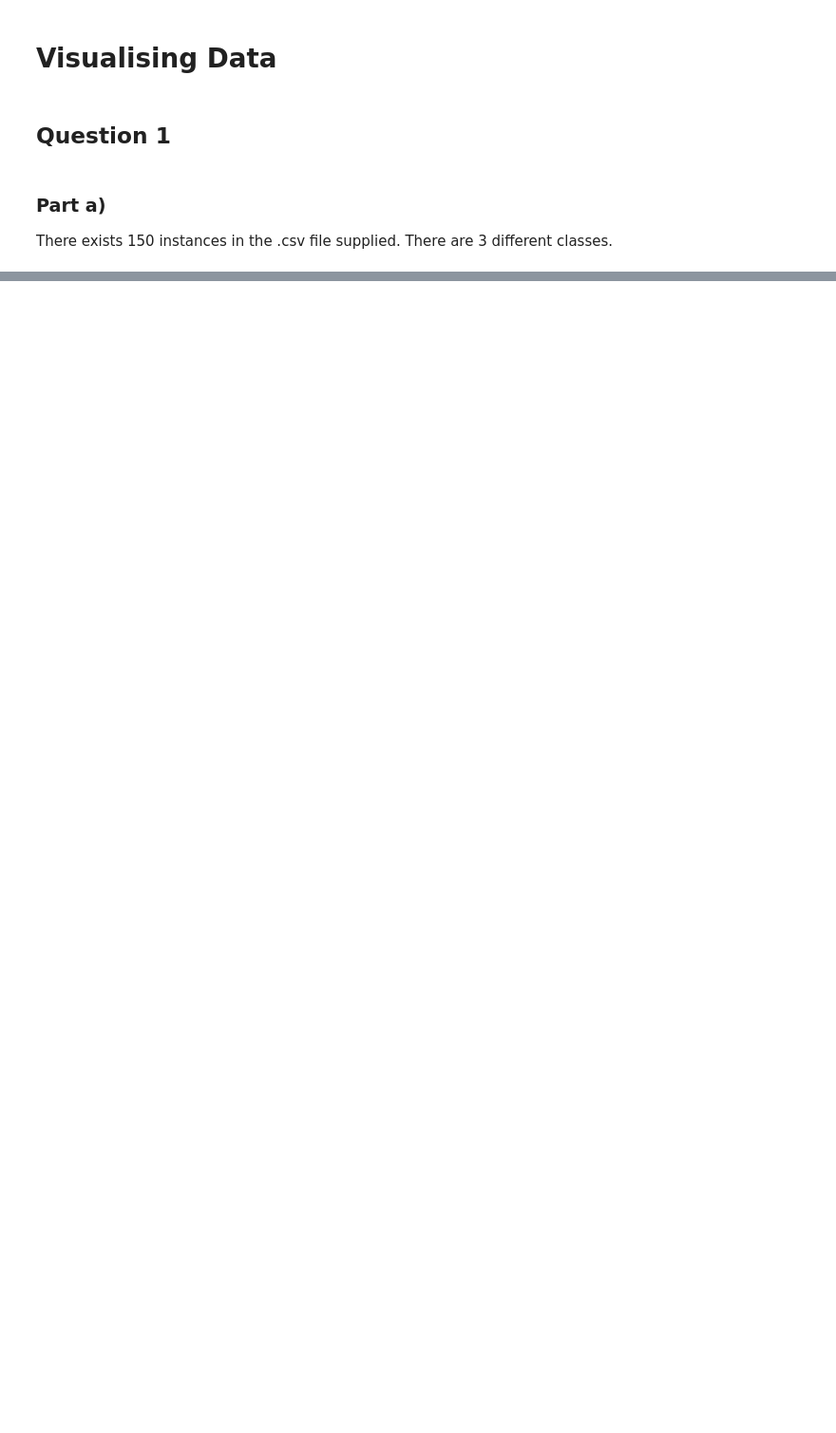
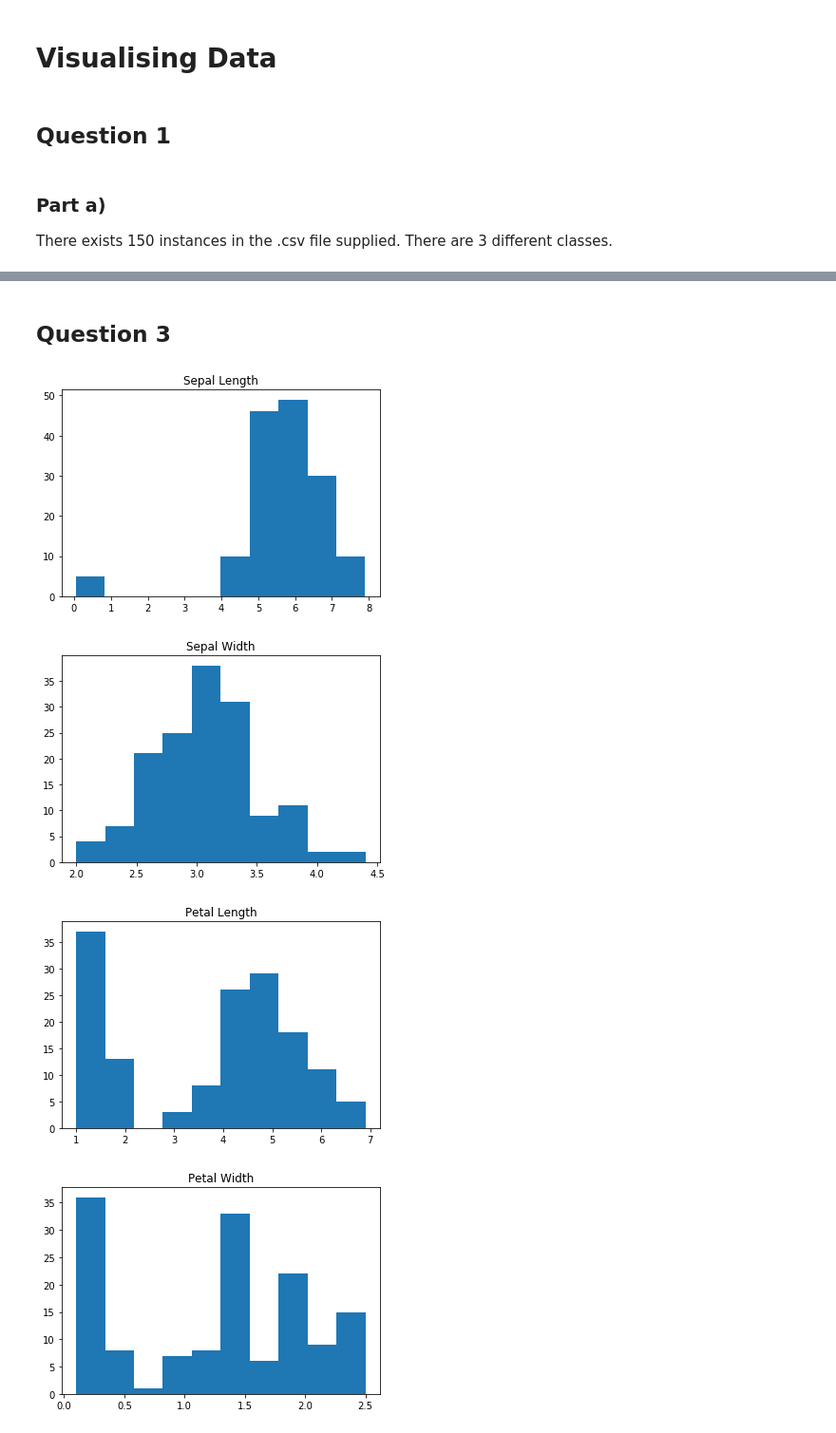
Before and after one commit to epan-1/uni-machine-learning-2018, a Jupyter notebook: Practical_2/Practical_2.ipynb, the cells around one changed output, grey strips where cells are left out. Shown at 95% size. Cells and saved outputs as stored; diff of their text form; code cells hidden in the pictures; blank space fills up the shorter version.

Commit message:
Committing completed Jupyter Notebook containing most of the answers to Week 3's practical questions.

```diff
--- a/Practical_2/Practical_2.ipynb
+++ b/Practical_2/Practical_2.ipynb
@@ -31,0 +100,53 @@ print(class_dict)
+# %% [markdown]
+## Question 3
+# %%
+import numpy as np
+import matplotlib.pyplot as plt
+f = open("iris-data-nix.csv", 'r') # This line is platform-specific
+sepal_length = []
+for line in f.readlines()[1:]:
+    sl = line.split(",")[0]
+    if not sl == "NA":
+        sepal_length.append(float(sl))
+f.close()
+plt.hist(np.array(sepal_length))
+plt.title("Sepal Length")
+plt.show()
+
+f = open("iris-data-nix.csv", 'r') # This line is platform-specific
+sepal_width = []
+for line in f.readlines()[1:]:
+    sw = line.split(",")[1]
+    if not sw == "NA":
+        sepal_width.append(float(sw))
+f.close()
+plt.hist(np.array(sepal_width))
+plt.title("Sepal Width")
+plt.show()
+
+f = open("iris-data-nix.csv", 'r') # This line is platform-specific
+petal_length = []
+for line in f.readlines()[1:]:
+    pl = line.split(",")[2]
+    if not pl== "NA":
+        petal_length.append(float(pl))
+f.close()
+plt.hist(np.array(petal_length))
+plt.title("Petal Length")
+plt.show()
+
+f = open("iris-data-nix.csv", 'r') # This line is platform-specific
+petal_width = []
+for line in f.readlines()[1:]:
+    pw = line.split(",")[3]
+    if not pw == "NA":
+        petal_width.append(float(pw))
+f.close()
+plt.hist(np.array(petal_width))
+plt.title("Petal Width")
+plt.show()
+# %% [output]
+[figure, added]
+[figure, added]
+[figure, added]
+[figure, added]
```
Also changed, not shown: parts of 8 cells of this notebook.
